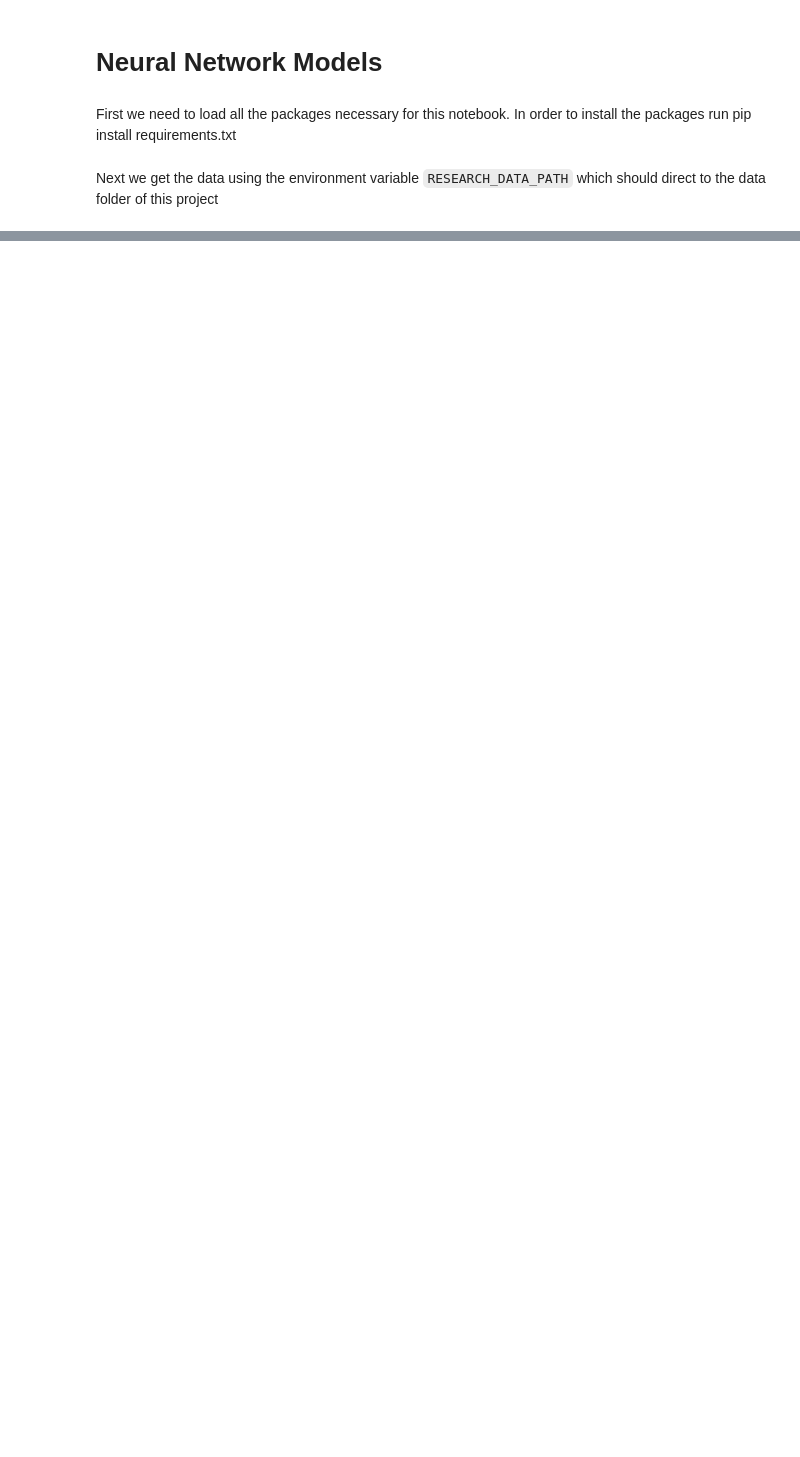
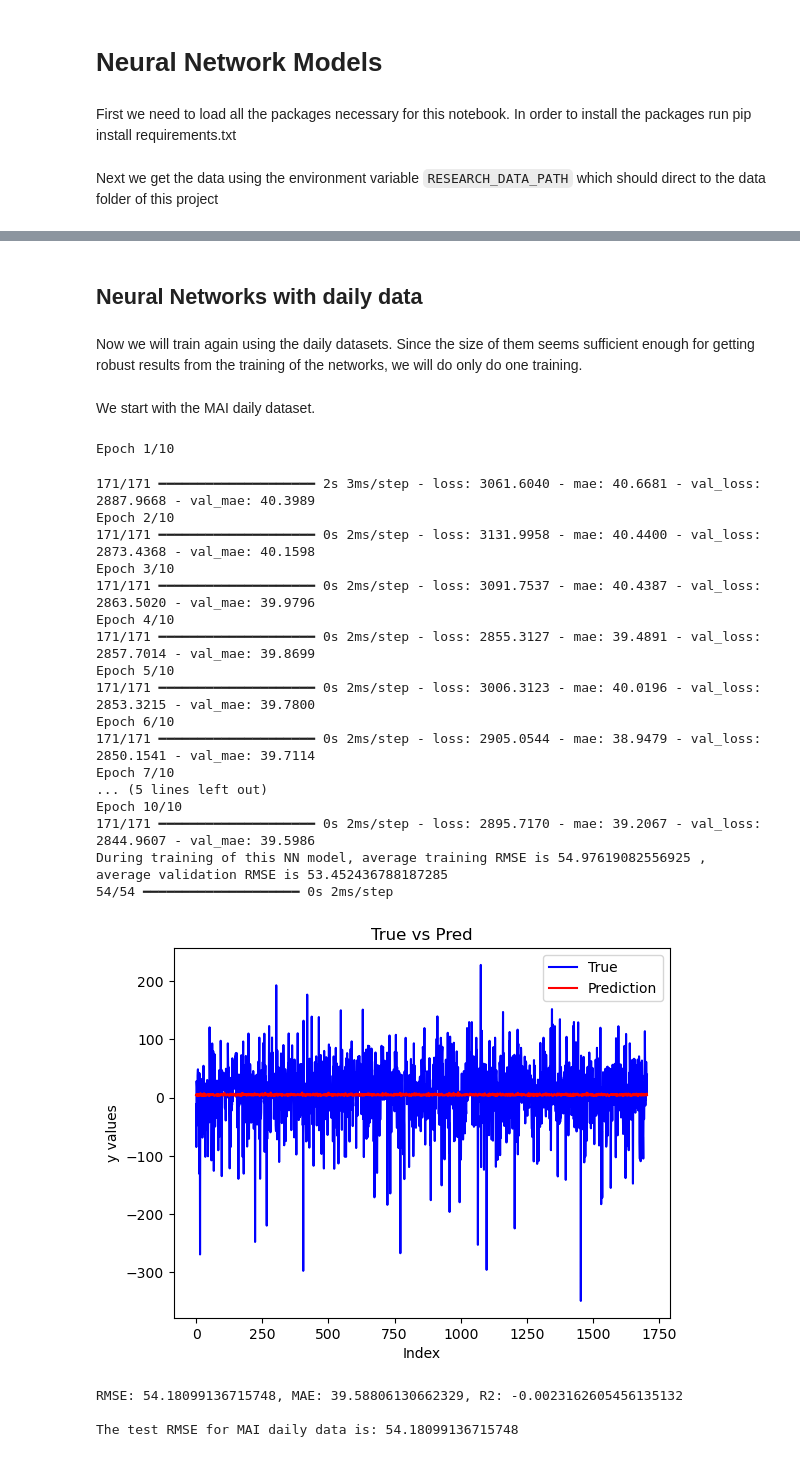
Before and after one commit to astavrop0/MAI_for_stock_return_predictability, a Jupyter notebook: notebooks/NeuralNetworkModel.ipynb, the cells around one changed output, grey strips where cells are left out. Saved outputs shown, nothing was run; the diff lists cells and outputs as text; code cells hidden in the pictures; blank space fills up the shorter version.

```diff
--- a/notebooks/NeuralNetworkModel.ipynb
+++ b/notebooks/NeuralNetworkModel.ipynb
@@ -673,0 +457,53 @@ Text(0.5, 1.0, 'Distribution of RMSE over Iterations (MEF monthly training data)
+# %% [markdown]
+## Neural Networks with daily data
+# %% [markdown]
+Now we will train again using the daily datasets. Since the size of them seems sufficient enough for getting robust results from the training of the networks, we will do only do one training.
+# %% [markdown]
+We start with the MAI daily dataset.
+# %%
+# Test the performance of the model on 10 different random train-test splits of MAI daily data, and report the average RMSE.
+list_RMSE_train_train1=[]
+list_RMSE_train_val1=[]
+list_RMSE1=[]
+num_iterations = 1
+
+for i in range(0,num_iterations):
+  # Generate training and test data sets
+  X_train, y_train, X_test, y_test = split_data(X_mai_d, y_mkt_d, 0.2, i)
+
+  # Use X_train and y_train as MAI features and target variable
+  trained_model, training_history, avg_RMSE_train, avg_RMSE_test = train_neural_network_MAI(X_train, y_train)
+  print('During training of this NN model, average training RMSE is', avg_RMSE_train, ', average validation RMSE is', avg_RMSE_test)
+  list_RMSE_train_train1.append(avg_RMSE_train)
+  list_RMSE_train_val1.append(avg_RMSE_test)
+
+  # Have the performance of the trained model evaluated on the test set
+  MSE, MAE, R2 = test_model(trained_model, X_test, y_test)
+  print(f'RMSE: {MSE**(1/2)}, MAE: {MAE}, R2: {R2}')
+  list_RMSE1.append(MSE**(1/2))
+avg_RMSE1=np.mean(list_RMSE1)
+print(' ')
+print('The test RMSE for MAI daily data is:', avg_RMSE1)
+# %% [output]
+Epoch 1/10
+171/171 ━━━━━━━━━━━━━━━━━━━━ 2s 3ms/step - loss: 3061.6040 - mae: 40.6681 - val_loss: 2887.9668 - val_mae: 40.3989
+Epoch 2/10
+171/171 ━━━━━━━━━━━━━━━━━━━━ 0s 2ms/step - loss: 3131.9958 - mae: 40.4400 - val_loss: 2873.4368 - val_mae: 40.1598
+Epoch 3/10
+171/171 ━━━━━━━━━━━━━━━━━━━━ 0s 2ms/step - loss: 3091.7537 - mae: 40.4387 - val_loss: 2863.5020 - val_mae: 39.9796
+Epoch 4/10
+171/171 ━━━━━━━━━━━━━━━━━━━━ 0s 2ms/step - loss: 2855.3127 - mae: 39.4891 - val_loss: 2857.7014 - val_mae: 39.8699
+Epoch 5/10
+171/171 ━━━━━━━━━━━━━━━━━━━━ 0s 2ms/step - loss: 3006.3123 - mae: 40.0196 - val_loss: 2853.3215 - val_mae: 39.7800
+Epoch 6/10
+171/171 ━━━━━━━━━━━━━━━━━━━━ 0s 2ms/step - loss: 2905.0544 - mae: 38.9479 - val_loss: 2850.1541 - val_mae: 39.7114
+Epoch 7/10
+... (5 lines left out)
+Epoch 10/10
+171/171 ━━━━━━━━━━━━━━━━━━━━ 0s 2ms/step - loss: 2895.7170 - mae: 39.2067 - val_loss: 2844.9607 - val_mae: 39.5986
+During training of this NN model, average training RMSE is 54.97619082556925 , average validation RMSE is 53.452436788187285
+54/54 ━━━━━━━━━━━━━━━━━━━━ 0s 2ms/step
+[figure, added]
+RMSE: 54.18099136715748, MAE: 39.58806130662329, R2: -0.0023162605456135132
+
+The test RMSE for MAI daily data is: 54.18099136715748
```
Also changed, not shown: parts of 19 cells of this notebook, 4 other files.
